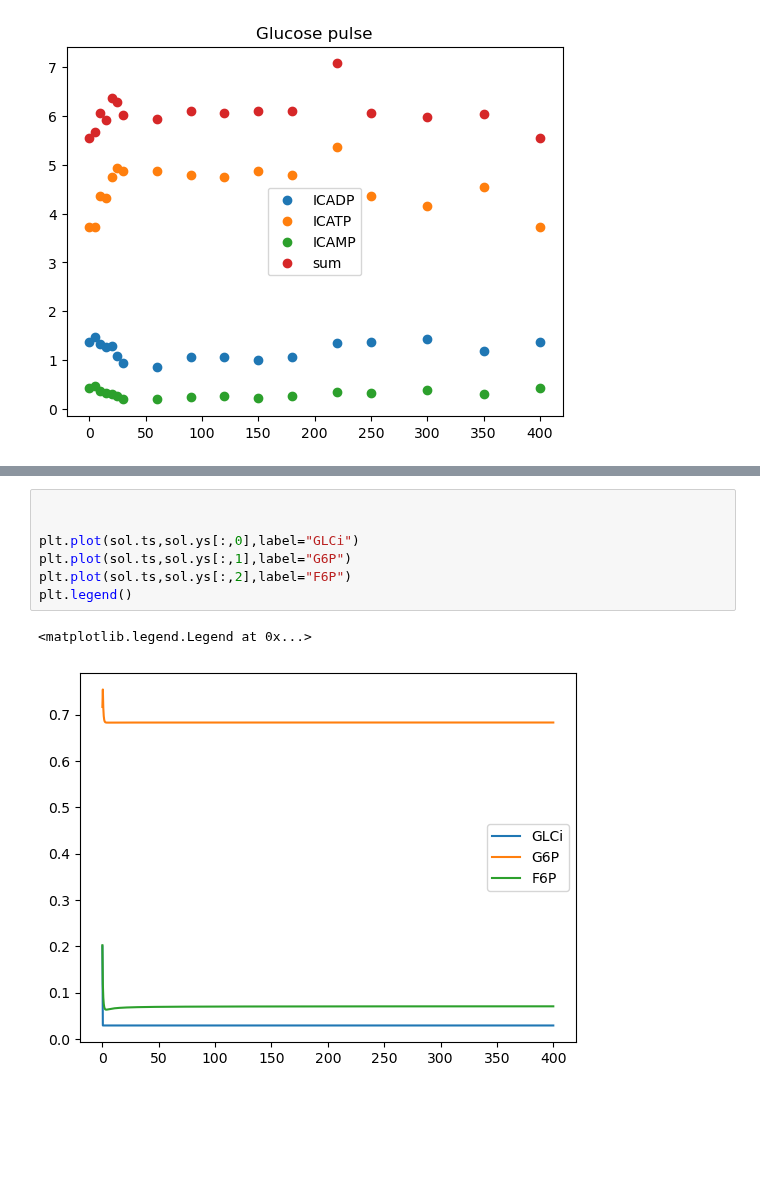
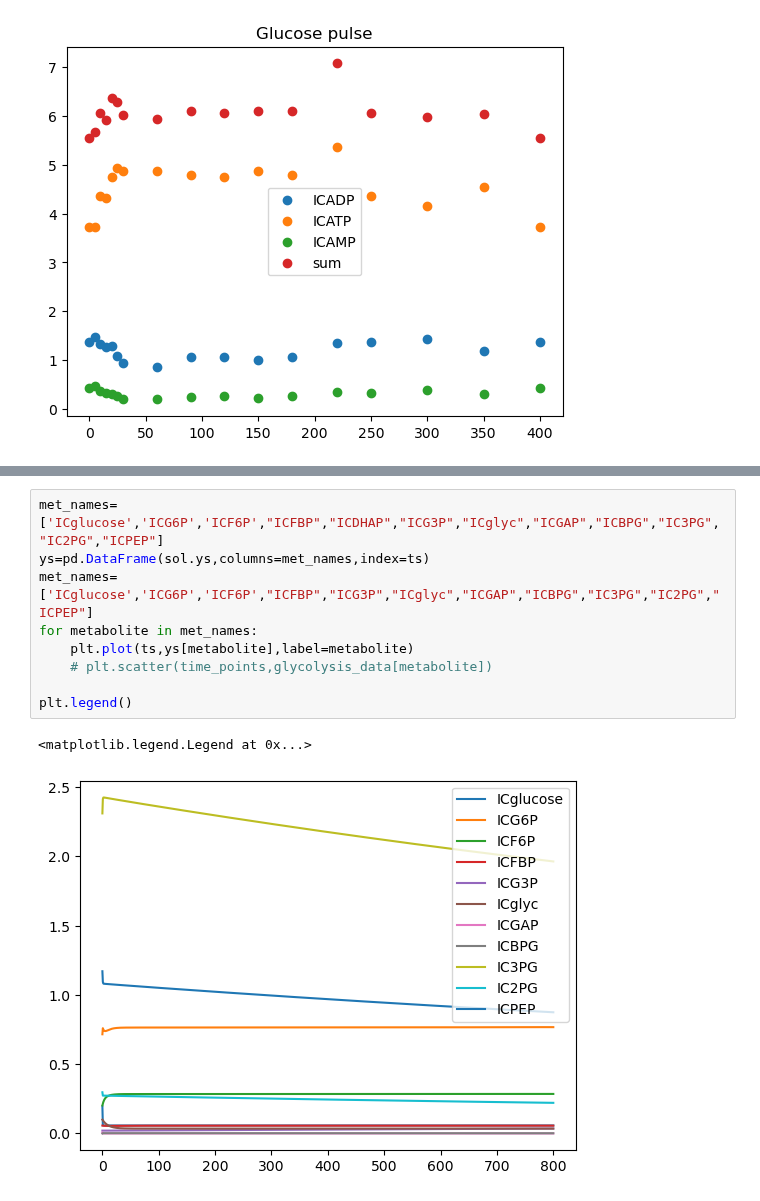
Before and after one commit to mahdi-shafiei/jaxkineticmodel, a Jupyter notebook: scripts/3007_modeling_glycolysis.ipynb, the cells around one changed output, grey strips where cells are left out. Saved outputs shown, nothing was run; the diff lists cells and outputs as text; blank space fills up the shorter version.

```diff
--- a/scripts/3007_modeling_glycolysis.ipynb
+++ b/scripts/3007_modeling_glycolysis.ipynb
@@ -488,10 +864,12 @@ sol = diffrax.diffeqsolve(term, solver, t0=ts[0], t1=ts[-1],
-# %%
-
-
-plt.plot(sol.ts,sol.ys[:,0],label="GLCi")
-plt.plot(sol.ts,sol.ys[:,1],label="G6P")
-plt.plot(sol.ts,sol.ys[:,2],label="F6P")
-plt.legend()
-# %% [output]
-<matplotlib.legend.Legend at 0x...>
-[figure, removed]
+# %%
+met_names=['ICglucose','ICG6P','ICF6P',"ICFBP","ICDHAP","ICG3P","ICglyc","ICGAP","ICBPG","IC3PG","IC2PG","ICPEP"]
+ys=pd.DataFrame(sol.ys,columns=met_names,index=ts)
+met_names=['ICglucose','ICG6P','ICF6P',"ICFBP","ICG3P","ICglyc","ICGAP","ICBPG","IC3PG","IC2PG","ICPEP"]
+for metabolite in met_names:
+    plt.plot(ts,ys[metabolite],label=metabolite)
+    # plt.scatter(time_points,glycolysis_data[metabolite])
+
+plt.legend()
+# %% [output]
+<matplotlib.legend.Legend at 0x...>
+[figure, added]
```
Also changed, not shown: parts of 23 cells of this notebook, 6 other files.
